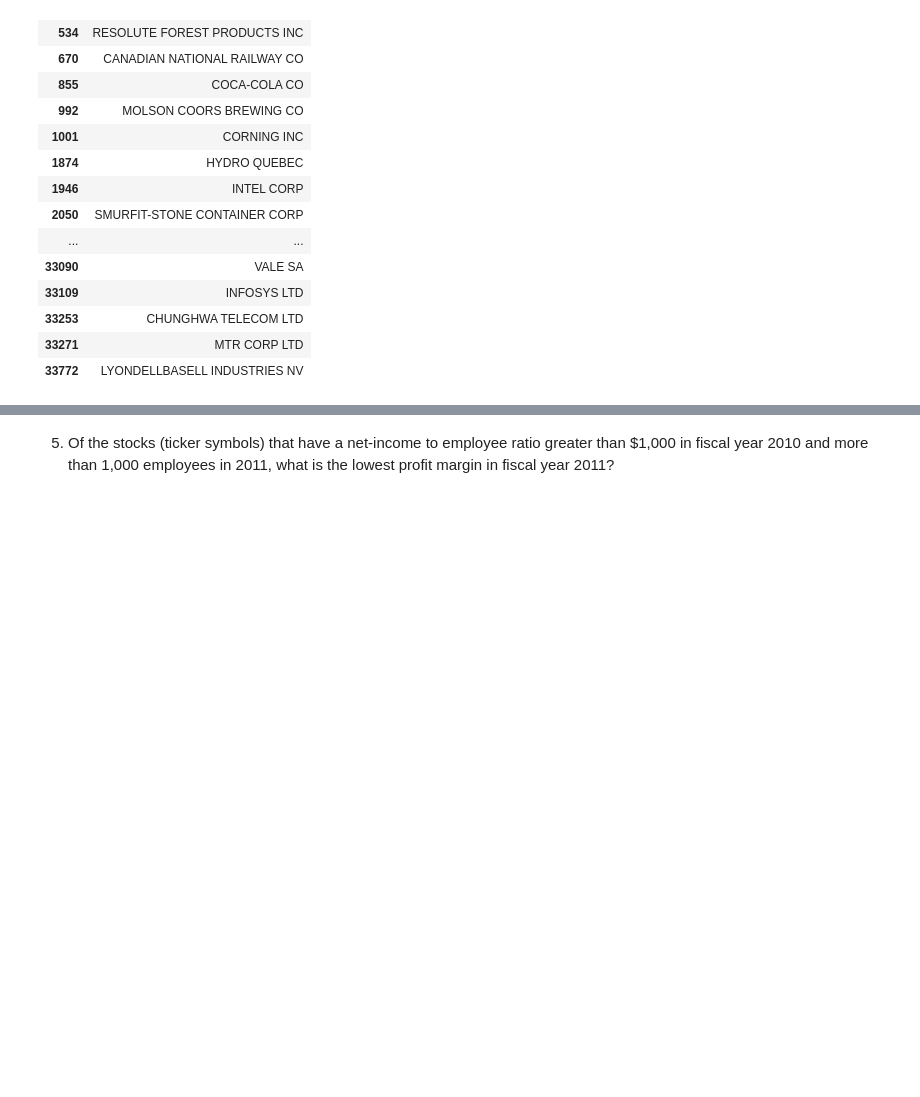
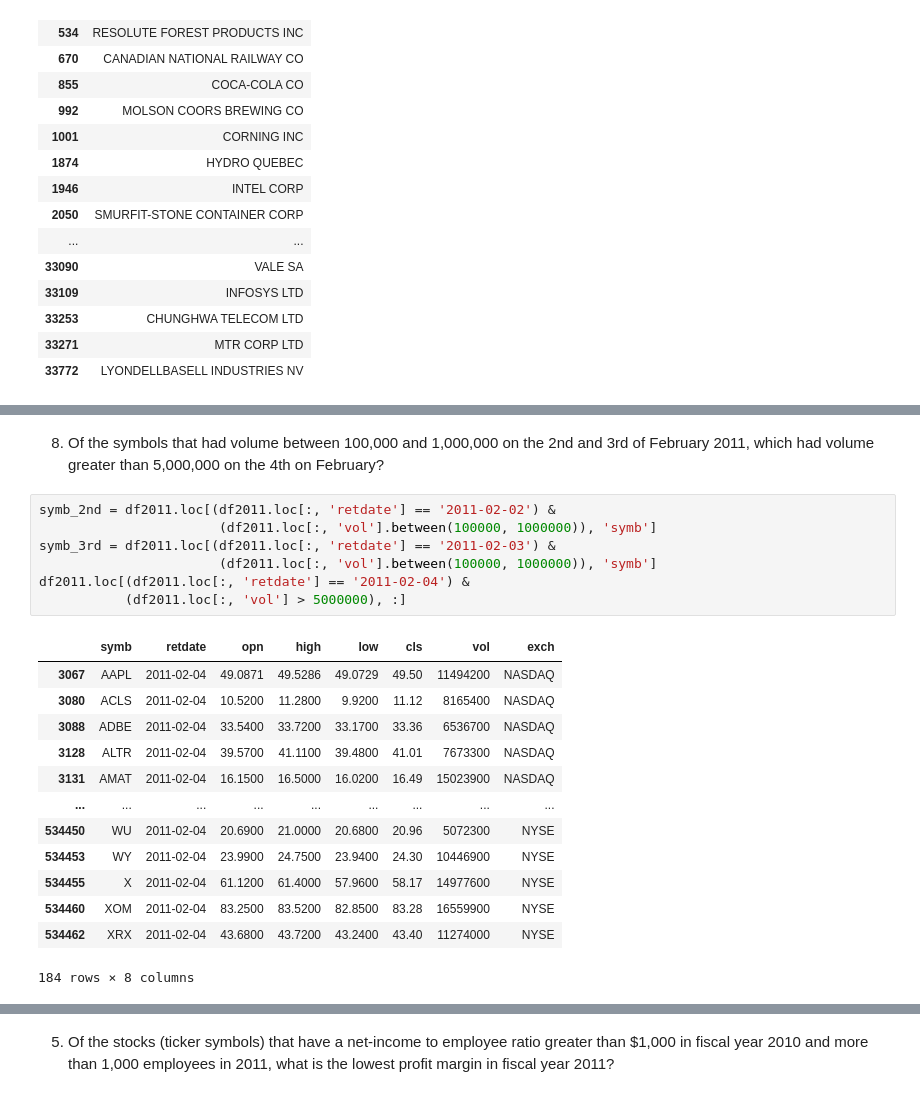
Before and after one commit to anitarestrepo16/databases_class_pandas, a Jupyter notebook: HW3/HW3.ipynb, the cells around one changed output, grey strips where cells are left out. Cells and saved outputs as stored; diff of their text form; blank space fills up the shorter version.

```diff
--- a/HW3/HW3.ipynb
+++ b/HW3/HW3.ipynb
@@ -192,0 +234,23 @@ temp.loc[:, ['conm', 'fyear', 'HFlag']]
+# %% [markdown]
+8. Of the symbols that had volume between 100,000 and 1,000,000 on the 2nd and 3rd of February 2011, which had volume greater than 5,000,000 on the 4th on February?
+# %%
+symb_2nd = df2011.loc[(df2011.loc[:, 'retdate'] == '2011-02-02') &
+                       (df2011.loc[:, 'vol'].between(100000, 1000000)), 'symb']
+symb_3rd = df2011.loc[(df2011.loc[:, 'retdate'] == '2011-02-03') &
+                       (df2011.loc[:, 'vol'].between(100000, 1000000)), 'symb']
+df2011.loc[(df2011.loc[:, 'retdate'] == '2011-02-04') &
+           (df2011.loc[:, 'vol'] > 5000000), :]
+# %% [output]
+|  | symb | retdate | opn | high | low | cls | vol | exch |
+| 3067 | AAPL | 2011-02-04 | 49.0871 | 49.5286 | 49.0729 | 49.50 | 11494200 | NASDAQ |
+| 3080 | ACLS | 2011-02-04 | 10.5200 | 11.2800 | 9.9200 | 11.12 | 8165400 | NASDAQ |
+| 3088 | ADBE | 2011-02-04 | 33.5400 | 33.7200 | 33.1700 | 33.36 | 6536700 | NASDAQ |
+| 3128 | ALTR | 2011-02-04 | 39.5700 | 41.1100 | 39.4800 | 41.01 | 7673300 | NASDAQ |
+| 3131 | AMAT | 2011-02-04 | 16.1500 | 16.5000 | 16.0200 | 16.49 | 15023900 | NASDAQ |
+| ... | ... | ... | ... | ... | ... | ... | ... | ... |
+| 534450 | WU | 2011-02-04 | 20.6900 | 21.0000 | 20.6800 | 20.96 | 5072300 | NYSE |
+| 534453 | WY | 2011-02-04 | 23.9900 | 24.7500 | 23.9400 | 24.30 | 10446900 | NYSE |
+| 534455 | X | 2011-02-04 | 61.1200 | 61.4000 | 57.9600 | 58.17 | 14977600 | NYSE |
+| 534460 | XOM | 2011-02-04 | 83.2500 | 83.5200 | 82.8500 | 83.28 | 16559900 | NYSE |
+| 534462 | XRX | 2011-02-04 | 43.6800 | 43.7200 | 43.2400 | 43.40 | 11274000 | NYSE |
+184 rows × 8 columns
```
Also changed, not shown: parts of 11 cells of this notebook.
